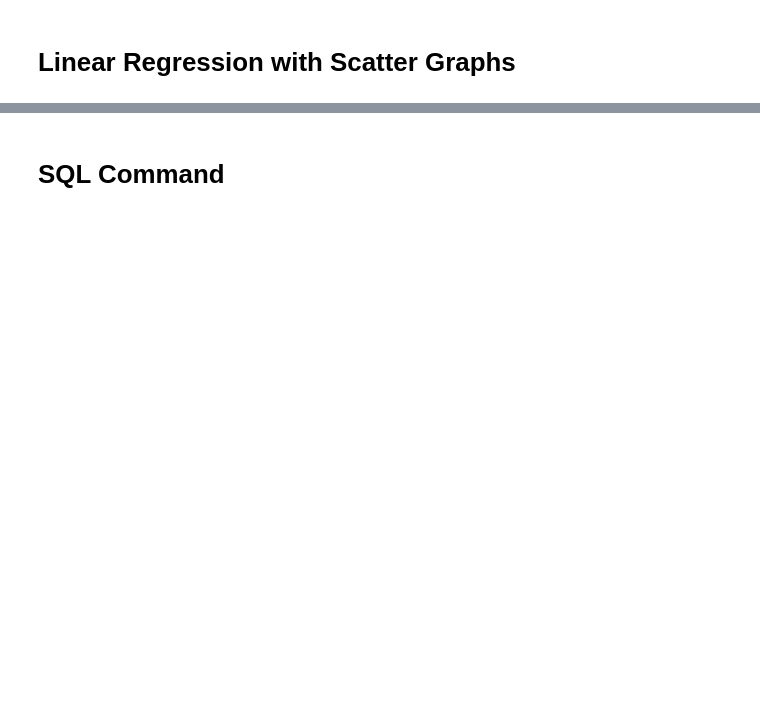
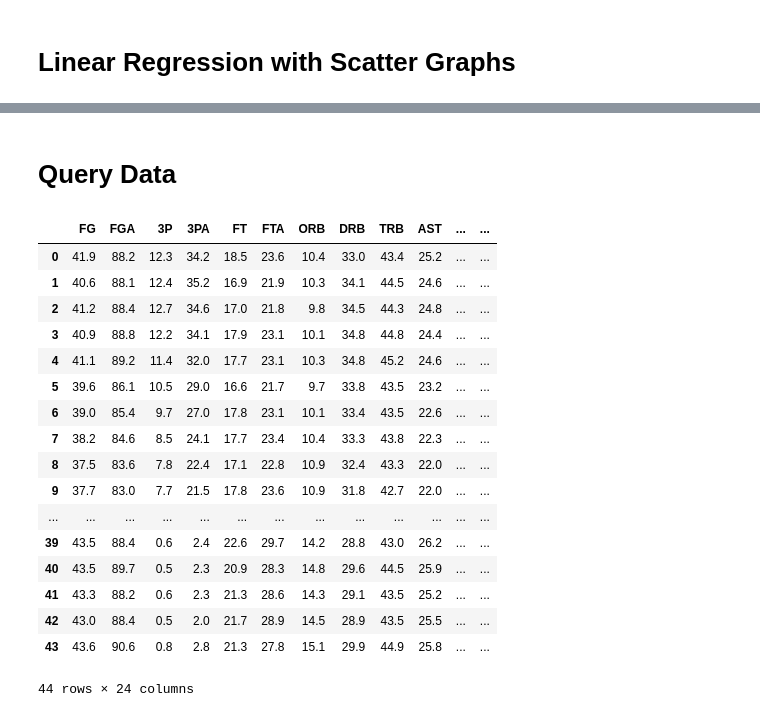
Before and after one commit to bowie0713/DS-Project-1, a Jupyter notebook: Three_Point_Data_Science_Project.ipynb, the cells around one changed output, grey strips where cells are left out. Cells and saved outputs as stored; diff of their text form; code cells hidden in the pictures; blank space fills up the shorter version.

```diff
--- a/Three_Point_Data_Science_Project.ipynb
+++ b/Three_Point_Data_Science_Project.ipynb
@@ -217,3 +217,25 @@ R^2:  0.4047878847205848
 ... (26 outputs left out)
-# %% [markdown]
-# SQL Command
+# %% [markdown]
+# Query Data
+# %%
+nba_df = pd.DataFrame(nba_df)
+nba_df
+# %% [output]
+|  | FG | FGA | 3P | 3PA | FT | FTA | ORB | DRB | TRB | AST | ... | ... |
+| 0 | 41.9 | 88.2 | 12.3 | 34.2 | 18.5 | 23.6 | 10.4 | 33.0 | 43.4 | 25.2 | ... | ... |
+| 1 | 40.6 | 88.1 | 12.4 | 35.2 | 16.9 | 21.9 | 10.3 | 34.1 | 44.5 | 24.6 | ... | ... |
+| 2 | 41.2 | 88.4 | 12.7 | 34.6 | 17.0 | 21.8 | 9.8 | 34.5 | 44.3 | 24.8 | ... | ... |
+| 3 | 40.9 | 88.8 | 12.2 | 34.1 | 17.9 | 23.1 | 10.1 | 34.8 | 44.8 | 24.4 | ... | ... |
+| 4 | 41.1 | 89.2 | 11.4 | 32.0 | 17.7 | 23.1 | 10.3 | 34.8 | 45.2 | 24.6 | ... | ... |
+| 5 | 39.6 | 86.1 | 10.5 | 29.0 | 16.6 | 21.7 | 9.7 | 33.8 | 43.5 | 23.2 | ... | ... |
+| 6 | 39.0 | 85.4 | 9.7 | 27.0 | 17.8 | 23.1 | 10.1 | 33.4 | 43.5 | 22.6 | ... | ... |
+| 7 | 38.2 | 84.6 | 8.5 | 24.1 | 17.7 | 23.4 | 10.4 | 33.3 | 43.8 | 22.3 | ... | ... |
+| 8 | 37.5 | 83.6 | 7.8 | 22.4 | 17.1 | 22.8 | 10.9 | 32.4 | 43.3 | 22.0 | ... | ... |
+| 9 | 37.7 | 83.0 | 7.7 | 21.5 | 17.8 | 23.6 | 10.9 | 31.8 | 42.7 | 22.0 | ... | ... |
+| ... | ... | ... | ... | ... | ... | ... | ... | ... | ... | ... | ... | ... |
+| 39 | 43.5 | 88.4 | 0.6 | 2.4 | 22.6 | 29.7 | 14.2 | 28.8 | 43.0 | 26.2 | ... | ... |
+| 40 | 43.5 | 89.7 | 0.5 | 2.3 | 20.9 | 28.3 | 14.8 | 29.6 | 44.5 | 25.9 | ... | ... |
+| 41 | 43.3 | 88.2 | 0.6 | 2.3 | 21.3 | 28.6 | 14.3 | 29.1 | 43.5 | 25.2 | ... | ... |
+| 42 | 43.0 | 88.4 | 0.5 | 2.0 | 21.7 | 28.9 | 14.5 | 28.9 | 43.5 | 25.5 | ... | ... |
+| 43 | 43.6 | 90.6 | 0.8 | 2.8 | 21.3 | 27.8 | 15.1 | 29.9 | 44.9 | 25.8 | ... | ... |
+44 rows × 24 columns
```
Also changed, not shown: parts of 14 cells of this notebook.
